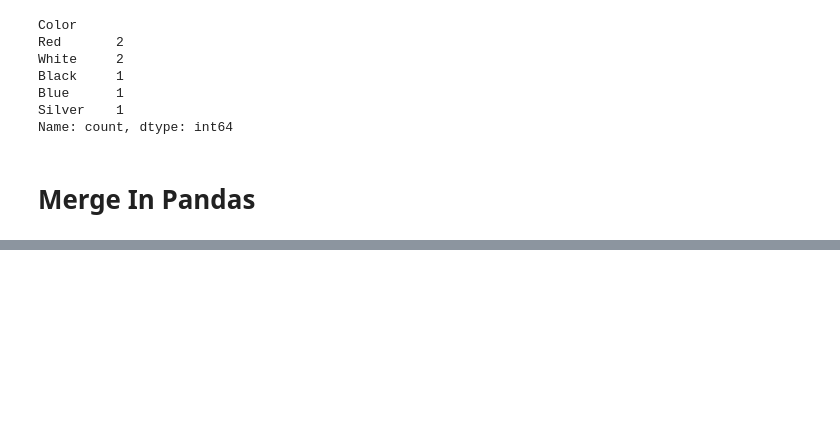
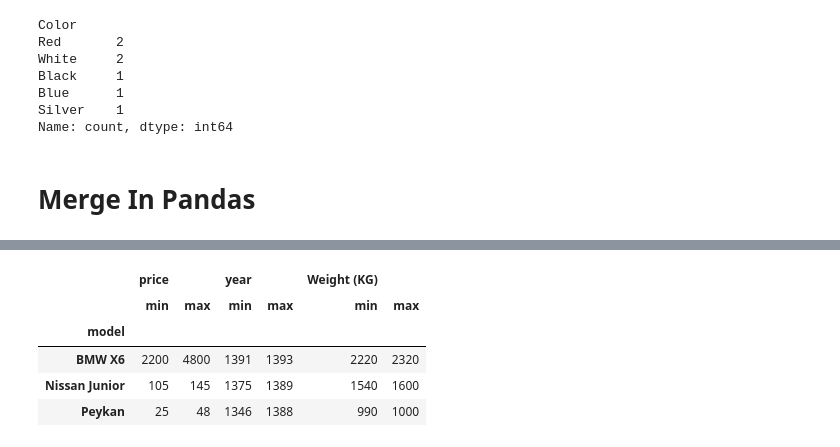
Before and after one commit to HosseinTahami/Learning, a Jupyter notebook: Pandas/pandas.ipynb, the cells around one changed output, grey strips where cells are left out. Cells and saved outputs as stored; diff of their text form; code cells hidden in the pictures; blank space fills up the shorter version.

```diff
--- a/Pandas/pandas.ipynb
+++ b/Pandas/pandas.ipynb
@@ -288,0 +321,9 @@ staff1_df.combine_first(staff2_df)
+# %%
+model_groups[['price','year','Weight (KG)']].agg(['min','max'])
+# %% [output]
+|  | price |  | year |  | Weight (KG) |  |
+|  | min | max | min | max | min | max |
+| model |  |  |  |  |  |  |
+| BMW X6 | 2200 | 4800 | 1391 | 1393 | 2220 | 2320 |
+| Nissan Junior | 105 | 145 | 1375 | 1389 | 1540 | 1600 |
+| Peykan | 25 | 48 | 1346 | 1388 | 990 | 1000 |
```
Also changed, not shown: parts of 5 cells of this notebook, 18 other files.
